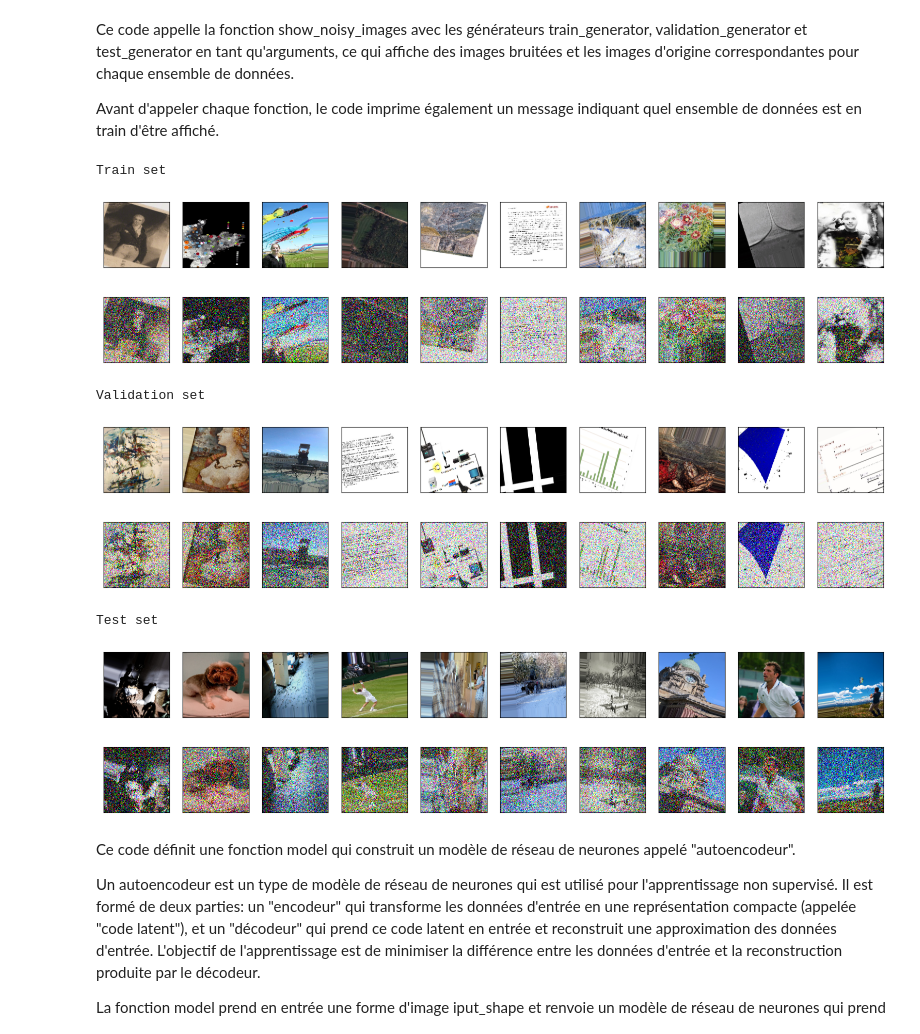
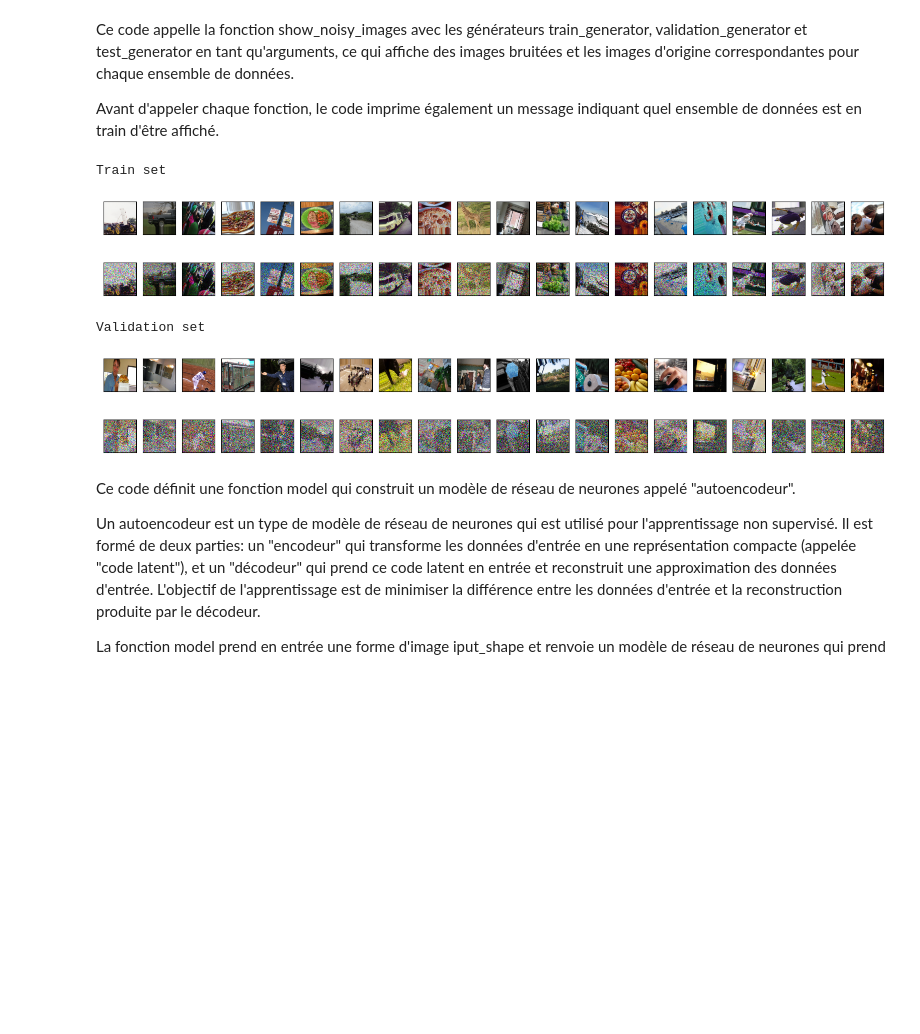
Before and after one commit to ramdaniAli/CNN_RNN, a Jupyter notebook: autoencoder_CNN.ipynb, the cells around one changed output. Saved outputs shown, nothing was run; the diff lists cells and outputs as text; code cells hidden in the pictures; blank space fills up the shorter version.

Commit message:
test captioning

```diff
--- a/autoencoder_CNN.ipynb
+++ b/autoencoder_CNN.ipynb
@@ -138,7 +140,8 @@ Cette méthode permet de générer des données d'entraînement à partir d'un j
 - Le générateur test_generator est créé de la même manière que train_generator et validation_generator, mais en utilisant le dossier de test (spécifié par test_dir) au lieu du dossier d'entraînement et en ne spécifiant aucun sous-ensemble de données (puisque toutes les données du dossier de test doivent être utilisées).
 # %%
 train_generator = datagen.flow_from_directory(
-    data_dir,
+    data_dir ,
+    classes=['Photo'],
     target_size=(IMG_H, IMG_W),
     batch_size=BATCH_SIZE,
     class_mode='input',
@@ -147,7 +150,8 @@ train_generator = datagen.flow_from_directory(
 )
 
 validation_generator = datagen.flow_from_directory(
-    data_dir,
+    data_dir ,
+    classes=['Photo'],
     target_size=(IMG_H,IMG_W),
     batch_size=BATCH_SIZE,
     class_mode='input',
@@ -172,15 +176,3 @@ Cette fonction prend un générateur d'images dataset en entrée et renvoie un g
 Le générateur renvoyé par la fonction utilise une boucle for pour parcourir les images et les étiquettes du générateur d'images d'origine. Pour chaque image, il utilise la fonction random_noise de skimage.util pour ajouter différents types de bruit à l'image: bruit gaussien, bruit "sel et poivre", bruit de Poisson et bruit "speckle". Ensuite, il renvoie l'image bruitée et son étiquette à l'aide de l'instruction yield.
 
 Le générateur renvoyé par la fonction peut être utilisé comme n'importe quel autre générateur d'images, en utilisant les méthodes next ou for pour parcourir les images et les étiquettes produites par le générateur.
-# %%
-def make_noise(dataset):
-    for img, label in dataset:
-        # gaussian noise
-        noisy_img = skimage.util.random_noise(img, mode='gaussian', var=0.2)
-        # salt and pepper noise
-        noisy_img = skimage.util.random_noise(noisy_img, mode='s&p', amount=0.001)
-        # poisson noise
-        noisy_img = skimage.util.random_noise(noisy_img, mode='poisson')
-        # speckle noise
-        noisy_img = skimage.util.random_noise(noisy_img, mode='speckle')
-        yield(noisy_img, label)
@@ -199,7 +247,7 @@ La fonction show_images prend un tableau d'images images en entrée et affiche c
 
 La fonction show_noisy_images prend un générateur d'images dataset en entrée et affiche des images bruitées produites par ce générateur ainsi que les images d'origine correspondantes. Elle utilise la fonction next pour récupérer une image bruitée et son étiquette à partir du générateur, puis appelle la fonction show_images avec l'étiquette et l'image bruitée en tant qu'arguments pour afficher les images.
 # %%
-def show_images(images, n=10):
+def show_images(images, n):
     plt.figure(figsize=(20, 2))
     for i in range(n):
         ax = plt.subplot(1, n, i + 1)
@@ -209,10 +257,10 @@ def show_images(images, n=10):
         ax.get_yaxis().set_visible(False)
     plt.show()
 
-def show_noisy_images(dataset):
-    noisy_img , label = next(dataset)
-    show_images(label)
-    show_images(noisy_img)
+def show_noisy_images(dataset , n=20):
+    noisy_img , img = next(dataset)
+    show_images(img , n)
+    show_images(noisy_img , n)
 # %% [markdown]
 Ce code appelle la fonction show_noisy_images avec les générateurs train_generator, validation_generator et test_generator en tant qu'arguments, ce qui affiche des images bruitées et les images d'origine correspondantes pour chaque ensemble de données.
 
@@ -220,20 +268,15 @@ Avant d'appeler chaque fonction, le code imprime également un message indiquant
 # %%
 print("Train set")
 show_noisy_images(train_generator)
 print("Validation set")
 show_noisy_images(validation_generator)
-print("Test set")
-show_noisy_images(test_generator)
 # %% [output]
 Train set
-[figure, old version]
+[figure, new version]
-[figure, old version]
+[figure, new version]
 Validation set
-[figure, old version]
+[figure, new version]
-[figure, old version]
+[figure, new version]
-Test set
-[figure, removed]
-[figure, removed]
 # %% [markdown]
 Ce code définit une fonction model qui construit un modèle de réseau de neurones appelé "autoencodeur".
 
```
Also changed, not shown: parts of 18 cells of this notebook, 4 other files.
